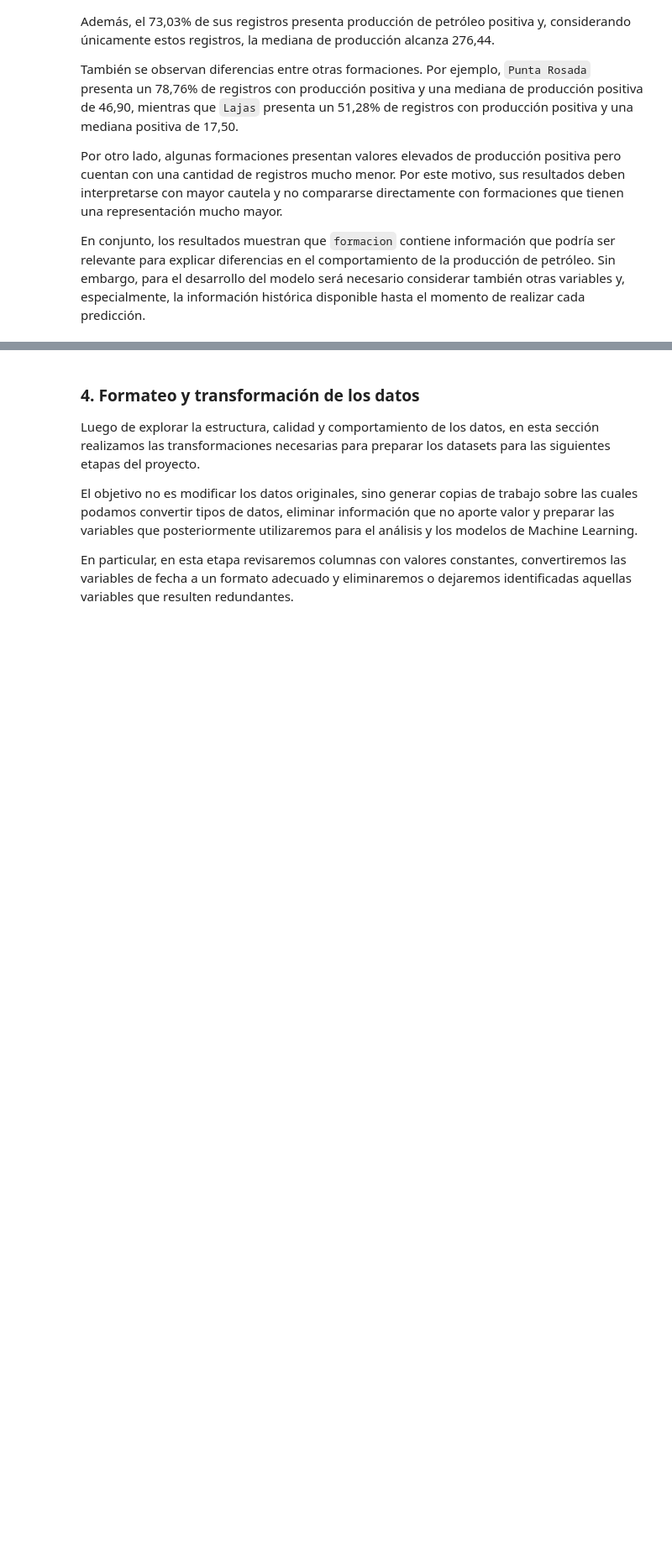
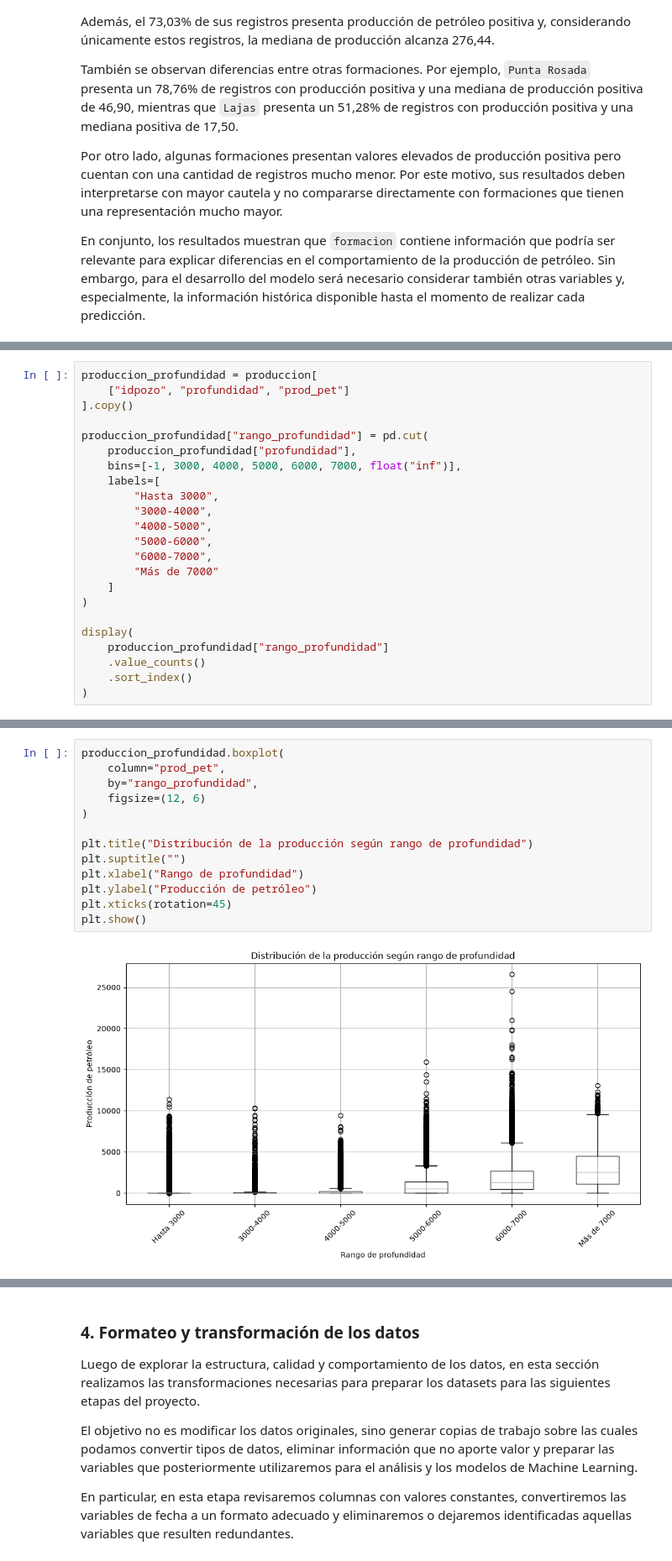
Before and after one commit to alexParedes027/oil-production-prediction, a Jupyter notebook: notebooks/01_exploracion_datos.ipynb, the cells around one changed output, grey strips where cells are left out. Shown at 84% size. Saved outputs shown, nothing was run; the diff lists cells and outputs as text; blank space fills up the shorter version.

```diff
--- a/notebooks/01_exploracion_datos.ipynb
+++ b/notebooks/01_exploracion_datos.ipynb
@@ -1668,0 +1831,23 @@ En conjunto, los resultados muestran que `formacion` contiene información que p
+# %%
+produccion_profundidad = produccion[
+    ["idpozo", "profundidad", "prod_pet"]
+].copy()
+
+produccion_profundidad["rango_profundidad"] = pd.cut(
+    produccion_profundidad["profundidad"],
+    bins=[-1, 3000, 4000, 5000, 6000, 7000, float("inf")],
+    labels=[
+        "Hasta 3000",
+        "3000-4000",
+        "4000-5000",
+        "5000-6000",
+        "6000-7000",
+        "Más de 7000"
+    ]
+)
+
+display(
+    produccion_profundidad["rango_profundidad"]
+    .value_counts()
+    .sort_index()
+)
@@ -1668,0 +1900,15 @@ En conjunto, los resultados muestran que `formacion` contiene información que p
+# %%
+produccion_profundidad.boxplot(
+    column="prod_pet",
+    by="rango_profundidad",
+    figsize=(12, 6)
+)
+
+plt.title("Distribución de la producción según rango de profundidad")
+plt.suptitle("")
+plt.xlabel("Rango de profundidad")
+plt.ylabel("Producción de petróleo")
+plt.xticks(rotation=45)
+plt.show()
+# %% [output]
+[figure, added]
```
Also changed, not shown: parts of 17 cells of this notebook, 1 other file.
